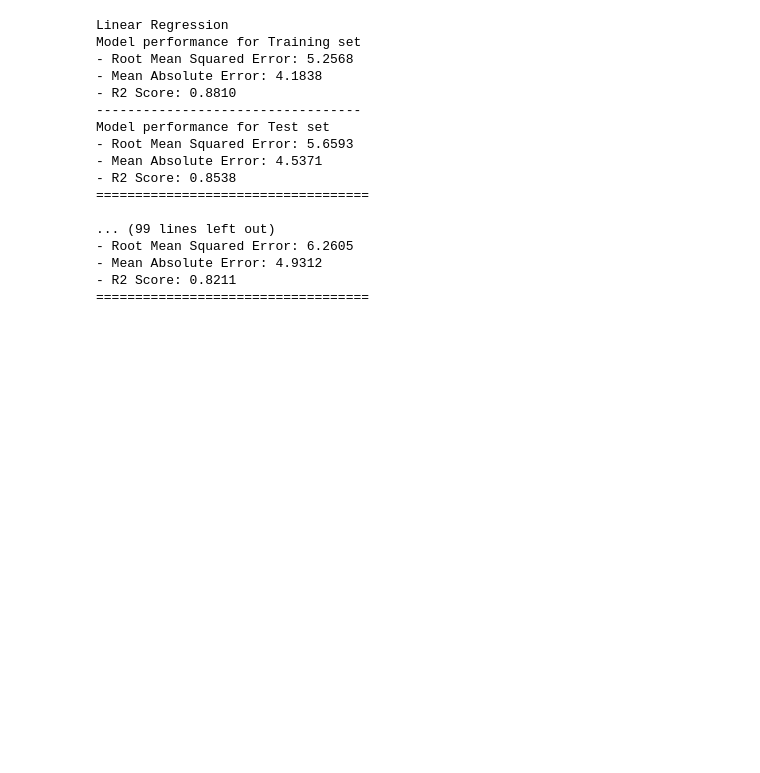
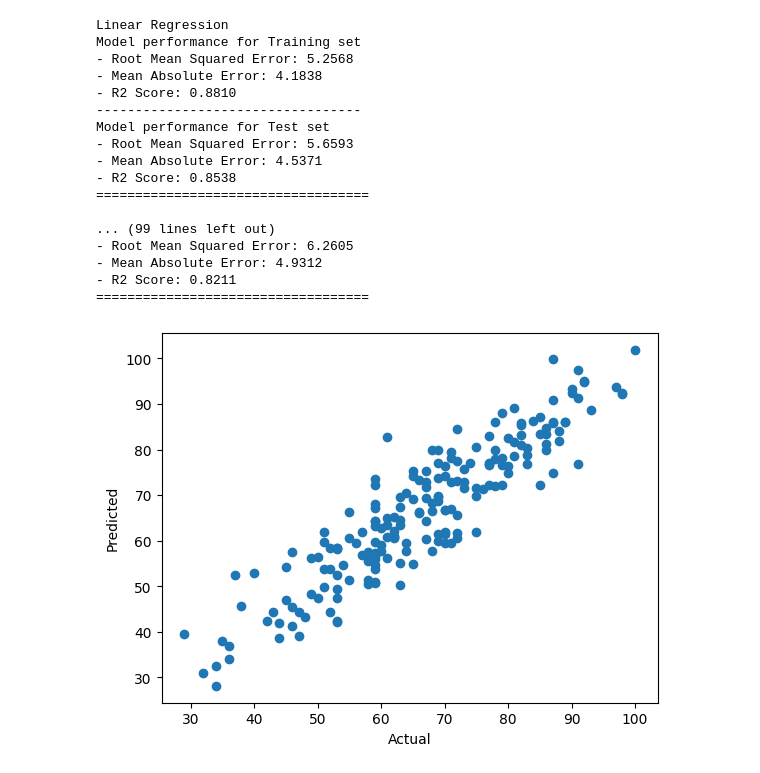
Before and after one commit to rahulr001/ML-Project-Setup, a Jupyter notebook: notebook/2. MODEL TRAINING.ipynb, the cells around one changed output. Saved outputs shown, nothing was run; the diff lists cells and outputs as text; code cells hidden in the pictures; blank space fills up the shorter version.

```diff
--- a/notebook/2. MODEL TRAINING.ipynb
+++ b/notebook/2. MODEL TRAINING.ipynb
@@ -163,3 +171,9 @@ Model performance for Test set
 - Mean Absolute Error: 4.9312
 - R2 Score: 0.8211
 ===================================
+# %%
+plt.scatter(y_test,y_test_predict);
+plt.xlabel('Actual');
+plt.ylabel('Predicted');
+# %% [output]
+[figure, added]
```
Also changed, not shown: parts of 3 cells of this notebook, 6 other files.
